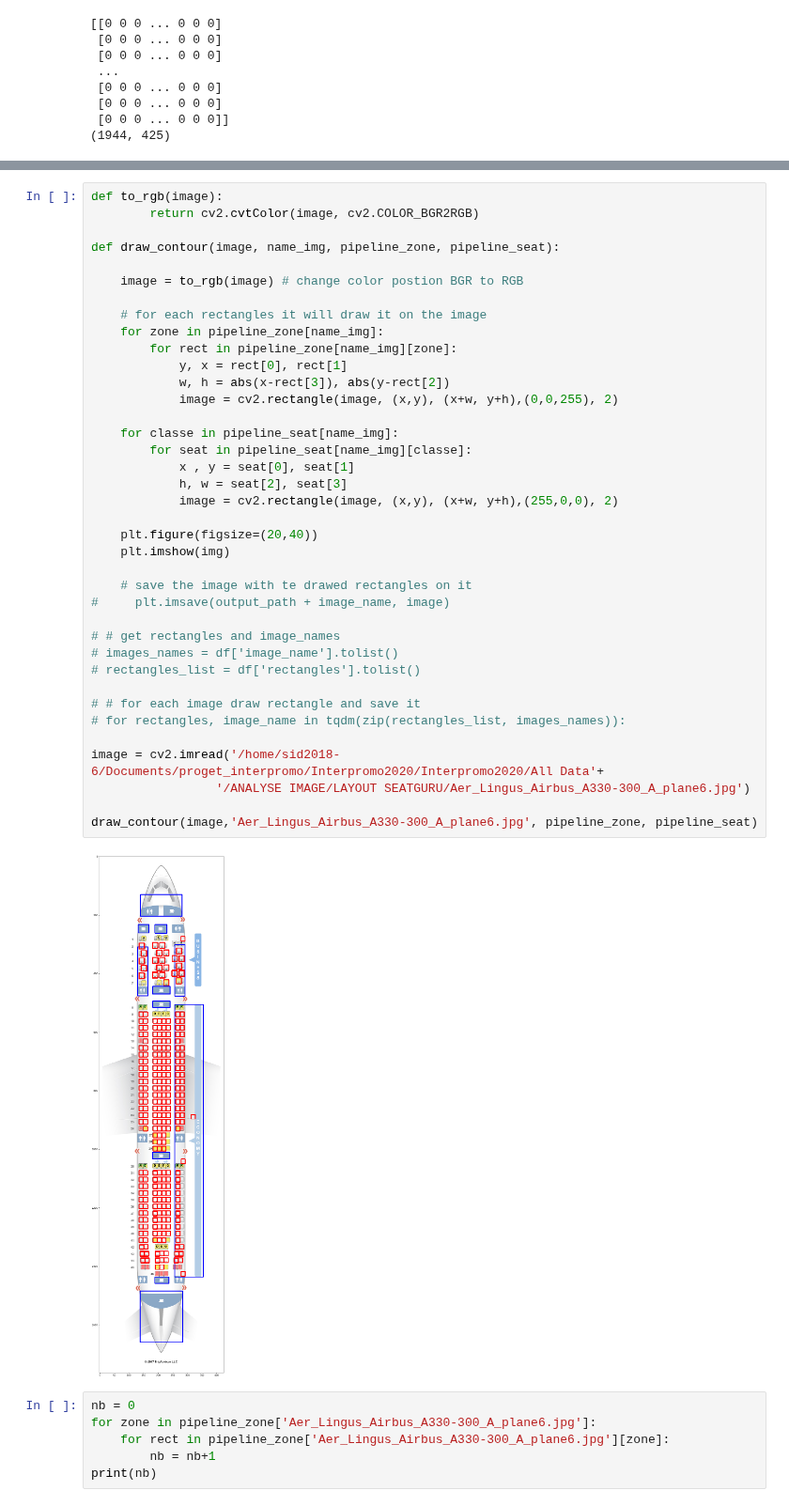
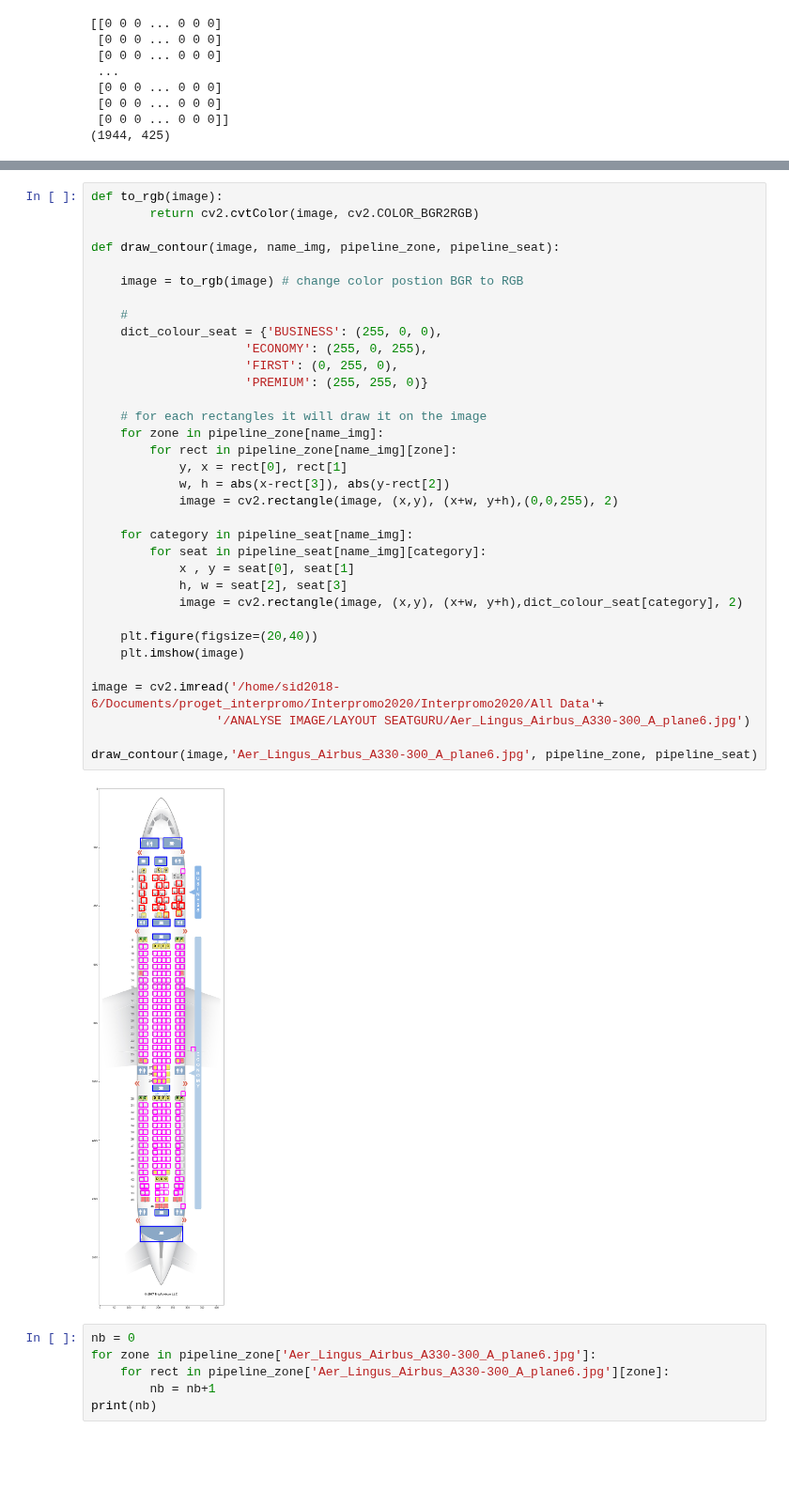
Before and after one commit to vincentnam/ProjetInterpromo2020G8, a Jupyter notebook: Chloe_Gaussail_notebook.ipynb, the cells around one changed output, grey strips where cells are left out. Shown at 94% size. Cells and saved outputs as stored; diff of their text form; blank space fills up the shorter version.

Commit message:
function draw_rectangle with multiple colours

```diff
--- a/Chloe_Gaussail_notebook.ipynb
+++ b/Chloe_Gaussail_notebook.ipynb
@@ -1816,43 +1806,39 @@ pipeline_zone
 # %%
 def to_rgb(image):
         return cv2.cvtColor(image, cv2.COLOR_BGR2RGB)
 
 def draw_contour(image, name_img, pipeline_zone, pipeline_seat):
 
     image = to_rgb(image) # change color postion BGR to RGB
 
+    #
+    dict_colour_seat = {'BUSINESS': (255, 0, 0),
+                     'ECONOMY': (255, 0, 255),
+                     'FIRST': (0, 255, 0),
+                     'PREMIUM': (255, 255, 0)}
+
     # for each rectangles it will draw it on the image
     for zone in pipeline_zone[name_img]:
         for rect in pipeline_zone[name_img][zone]:
             y, x = rect[0], rect[1]
             w, h = abs(x-rect[3]), abs(y-rect[2])
             image = cv2.rectangle(image, (x,y), (x+w, y+h),(0,0,255), 2)
 
-    for classe in pipeline_seat[name_img]:
-        for seat in pipeline_seat[name_img][classe]:
+    for category in pipeline_seat[name_img]:
+        for seat in pipeline_seat[name_img][category]:
             x , y = seat[0], seat[1]
             h, w = seat[2], seat[3]
-            image = cv2.rectangle(image, (x,y), (x+w, y+h),(255,0,0), 2)
+            image = cv2.rectangle(image, (x,y), (x+w, y+h),dict_colour_seat[category], 2)
 
     plt.figure(figsize=(20,40))
-    plt.imshow(img)
-
-    # save the image with te drawed rectangles on it
-#     plt.imsave(output_path + image_name, image)
-
-# # get rectangles and image_names
-# images_names = df['image_name'].tolist()
-# rectangles_list = df['rectangles'].tolist()
-
-# # for each image draw rectangle and save it
-# for rectangles, image_name in tqdm(zip(rectangles_list, images_names)):
+    plt.imshow(image)
 
 image = cv2.imread('/home/sid2018-6/Documents/proget_interpromo/Interpromo2020/Interpromo2020/All Data'+
                  '/ANALYSE IMAGE/LAYOUT SEATGURU/Aer_Lingus_Airbus_A330-300_A_plane6.jpg')
 
 draw_contour(image,'Aer_Lingus_Airbus_A330-300_A_plane6.jpg', pipeline_zone, pipeline_seat)
 # %% [output]
-[figure, old version]
+[figure, new version]
 # %%
 nb = 0
 for zone in pipeline_zone['Aer_Lingus_Airbus_A330-300_A_plane6.jpg']:
```
Also changed, not shown: parts of 2 cells of this notebook.
